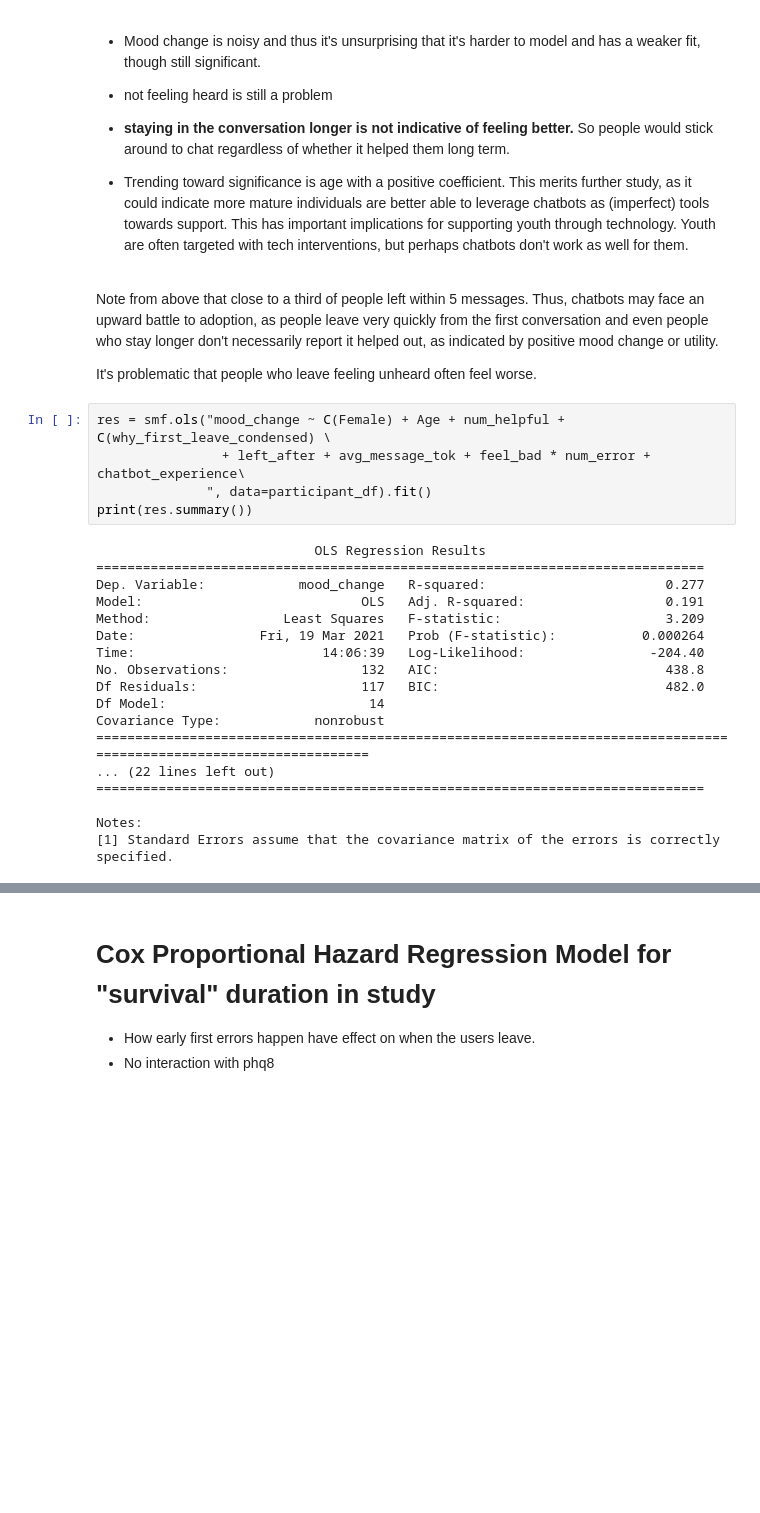
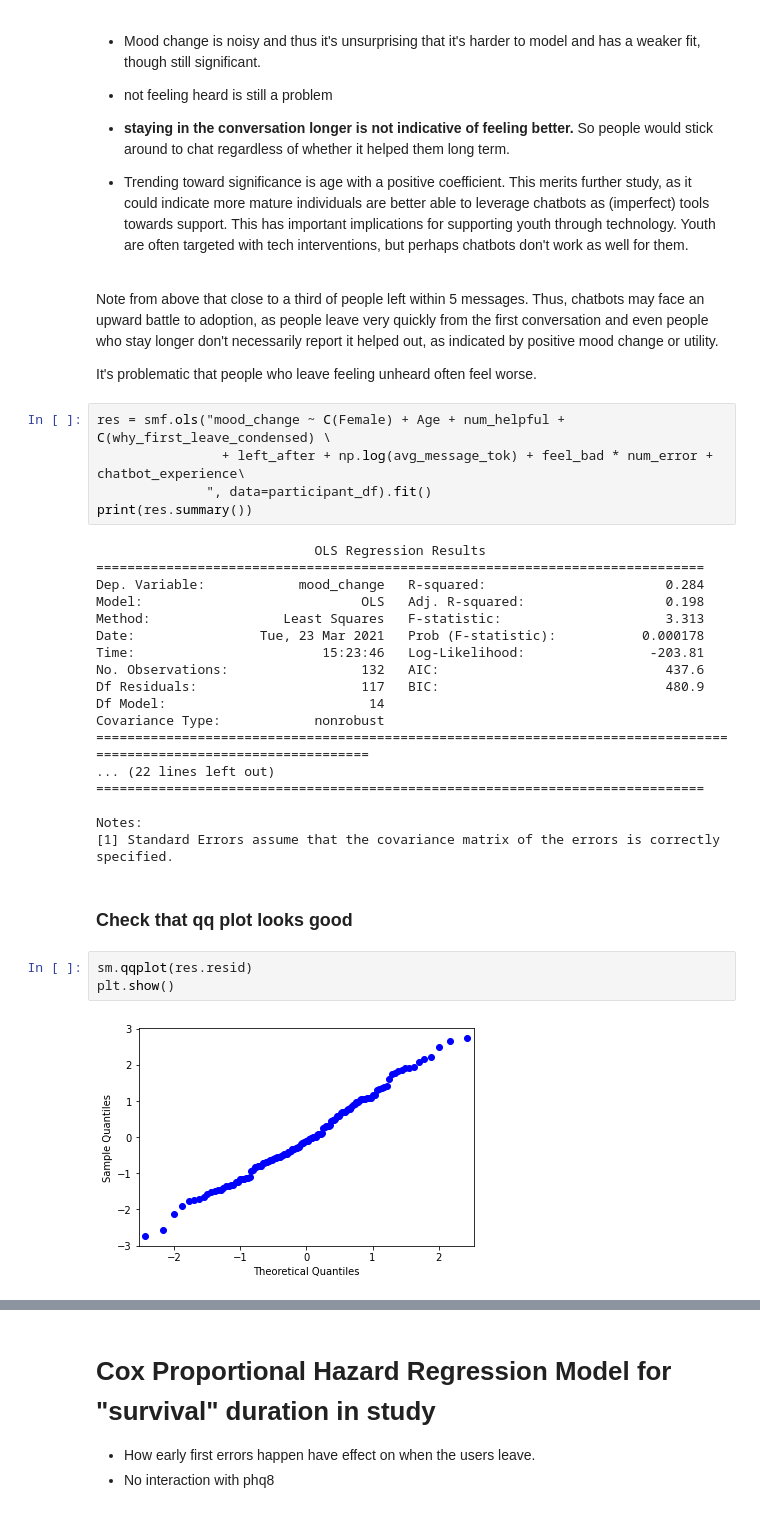
Before and after one commit to odemasi/therapybot_limitations, a Jupyter notebook: Therapybot_plots_v1.ipynb, the cells around one changed output, grey strips where cells are left out. Cells and saved outputs as stored; diff of their text form; blank space fills up the shorter version.

```diff
--- a/Therapybot_plots_v1.ipynb
+++ b/Therapybot_plots_v1.ipynb
@@ -1441,19 +1448,19 @@ Note from above that close to a third of people left within 5 messages. Thus, ch
 It's problematic that people who leave feeling unheard often feel worse.
 # %%
 res = smf.ols("mood_change ~ C(Female) + Age + num_helpful + C(why_first_leave_condensed) \
-                + left_after + avg_message_tok + feel_bad * num_error + chatbot_experience\
+                + left_after + np.log(avg_message_tok) + feel_bad * num_error + chatbot_experience\
               ", data=participant_df).fit()
 print(res.summary())
 # %% [output]
                             OLS Regression Results
 ==============================================================================
-Dep. Variable:            mood_change   R-squared:                       0.277
-Model:                            OLS   Adj. R-squared:                  0.191
-Method:                 Least Squares   F-statistic:                     3.209
-Date:                Fri, 19 Mar 2021   Prob (F-statistic):           0.000264
-Time:                        14:06:39   Log-Likelihood:                -204.40
-No. Observations:                 132   AIC:                             438.8
-Df Residuals:                     117   BIC:                             482.0
+Dep. Variable:            mood_change   R-squared:                       0.284
+Model:                            OLS   Adj. R-squared:                  0.198
+Method:                 Least Squares   F-statistic:                     3.313
+Date:                Tue, 23 Mar 2021   Prob (F-statistic):           0.000178
+Time:                        15:23:46   Log-Likelihood:                -203.81
+No. Observations:                 132   AIC:                             437.6
+Df Residuals:                     117   BIC:                             480.9
 Df Model:                          14
 Covariance Type:            nonrobust
 ====================================================================================================================
@@ -1462,3 +1469,10 @@ Covariance Type:            nonrobust
 
 Notes:
 [1] Standard Errors assume that the covariance matrix of the errors is correctly specified.
+# %% [markdown]
+### Check that qq plot looks good
+# %%
+sm.qqplot(res.resid)
+plt.show()
+# %% [output]
+[figure, added]
```
Also changed, not shown: parts of 55 cells of this notebook.
